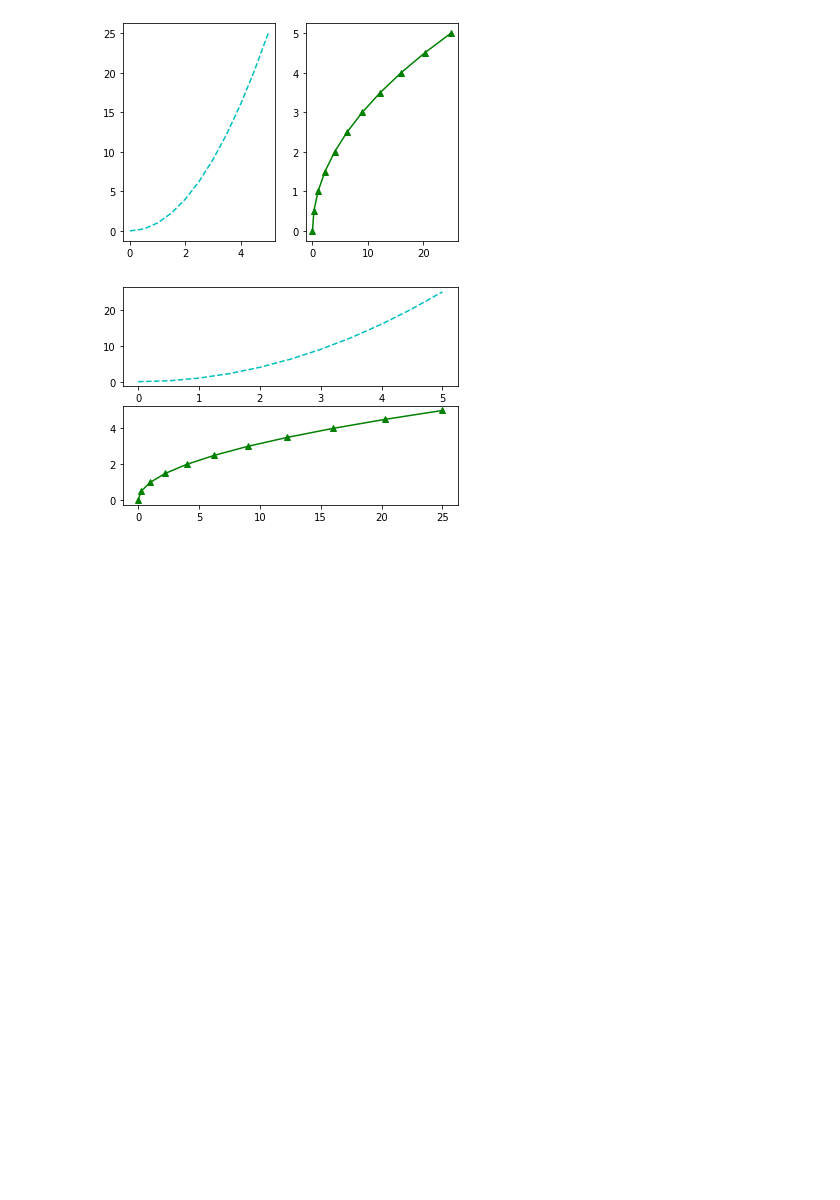
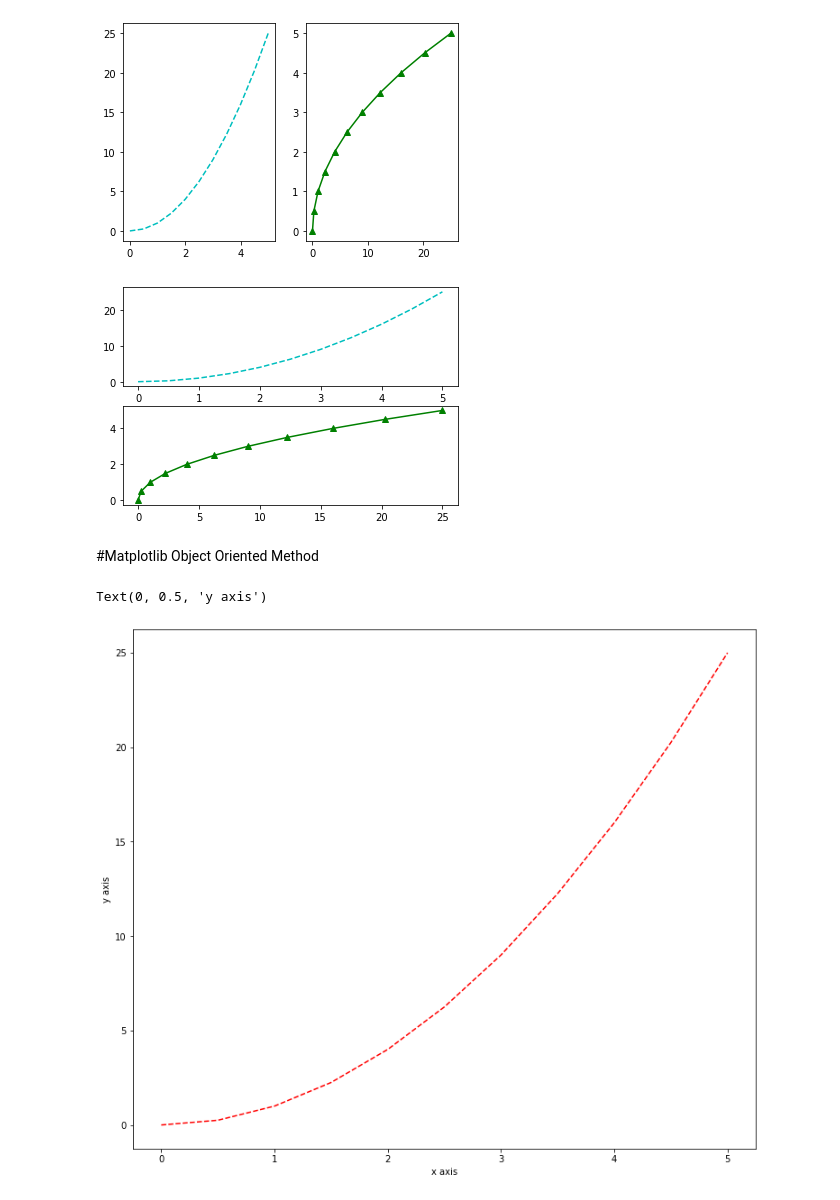
Before and after one commit to shubhkhanna/Colab-Notebooks-IB241, a Jupyter notebook: Matplotlib.ipynb, the cells around one changed output. Cells and saved outputs as stored; diff of their text form; code cells hidden in the pictures; blank space fills up the shorter version.

```diff
--- a/Matplotlib.ipynb
+++ b/Matplotlib.ipynb
@@ -43,3 +43,16 @@ plt.plot(y,x,'g^-')
 plt.show()
 # %% [output]
 [figure]
+# %% [markdown]
+#Matplotlib Object Oriented Method
+# %%
+fig = plt.figure()
+
+axes = fig.add_axes([1.0,1.4,1.6,2.0])
+
+axes.plot(x,y,'r--')
+axes.set_xlabel('x axis')
+axes.set_ylabel('y axis')
+# %% [output]
+Text(0, 0.5, 'y axis')
+[figure, added]
```
Also changed, not shown: parts of 5 cells of this notebook.
